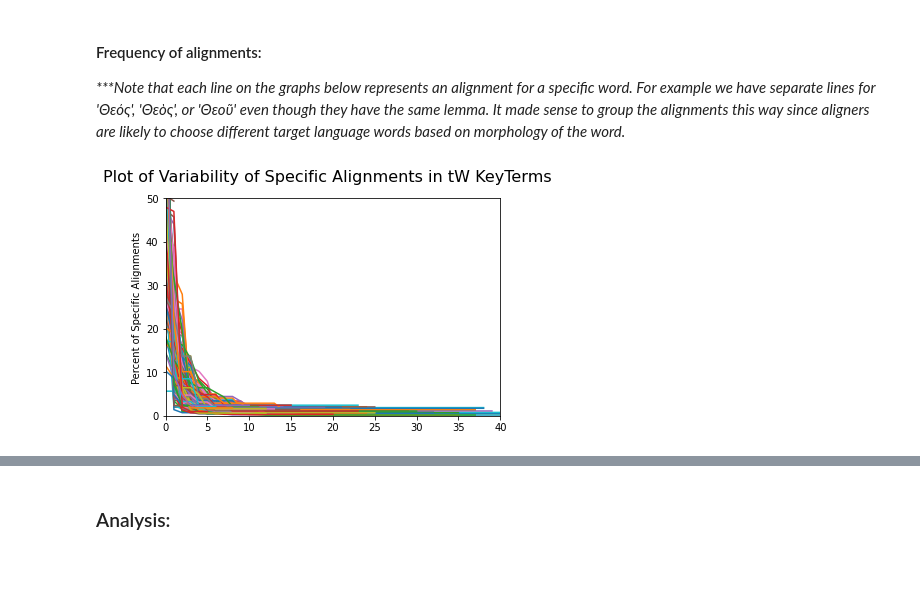
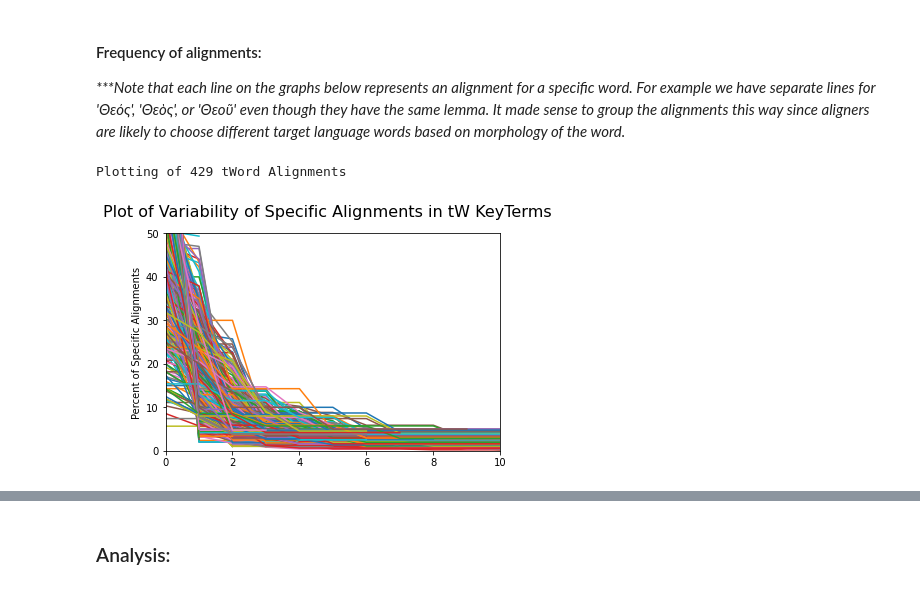
Before and after one commit to unfoldingWord-box3/alignment-ml, a Jupyter notebook: plot_multi_alignments_twords.ipynb, the cells around one changed output, grey strips where cells are left out. Saved outputs shown, nothing was run; the diff lists cells and outputs as text; code cells hidden in the pictures.

Commit message:
worked on plotting.

```diff
--- a/plot_multi_alignments_twords.ipynb
+++ b/plot_multi_alignments_twords.ipynb
@@ -11,16 +11,27 @@ import pandas as pd
 import utils.db_utils as db
 import utils.plot_utils as plot
 import utils.file_utils as file
+import config
 
-bibleType = 'en_ult'
-types = ['kt', 'other', 'names']
+############################################
+# get configuration
+cfg = config.getConfig() # configure values in config.js
+############################################
+
+targetLang = cfg['targetLang']
+bibleType = cfg['targetBibleType']
+tWordsTypeList = cfg['tWordsTypeList']
+dbPath = cfg['dbPath']
+trainingDataPath = cfg['trainingDataPath']
+testamentStr = cfg['testamentStr']
+baseDataPath = cfg['baseDataPath']
 # %%
 # get alignments for tW keyterms
 
-minAlignments = 40
-remove = ['ὁ', 'τὸ', 'τὰ']
+minAlignments = 20
+remove = ['ὁ', 'τὸ', 'τὰ', 'αὐτός', 'λέγω', 'ὡς', 'μέν', 'εἷς']
 
-alignmentsForWord, filteredAlignmentsForWord = db.fetchAlignmentDataForAllTWordsCached(bibleType, types, minAlignments, remove)
+alignmentsForWord, filteredAlignmentsForWord = db.fetchAlignmentDataForAllTWordsCached(trainingDataPath, bibleType, tWordsTypeList, minAlignments, remove)
 print(f"Original Language Alignments: {len(filteredAlignmentsForWord)}")
 # %% [output]
 Using cached Alignments
@@ -44,9 +59,11 @@ _***Note that each line on the graphs below represents an alignment for a specif
 # %%
 frequenciesOfAlignments, stats = db.getFrequenciesOfFieldInAlignments(filteredAlignmentsForWord, 'alignmentText')
 
+print(f"Plotting of {len(filteredAlignmentsForWord)} tWord Alignments")
 title = f"Plot of Variability of Specific Alignments in tW KeyTerms"
 ylabel = "Percent of Specific Alignments"
-xlimit = [0, 40]
-plot.plotFrequencies(frequenciesOfAlignments, title, ylabel, showXValues=False, xlimit=xlimit)
+xlimit = [0, 10]
+outputTable = plot.plotFrequencies(frequenciesOfAlignments, title, ylabel, showXValues=False, xlimit=xlimit)
 # %% [output]
+Plotting of 429 tWord Alignments
-[figure, old version]
+[figure, new version]
```
Also changed, not shown: parts of 14 cells of this notebook, 6 other files.
